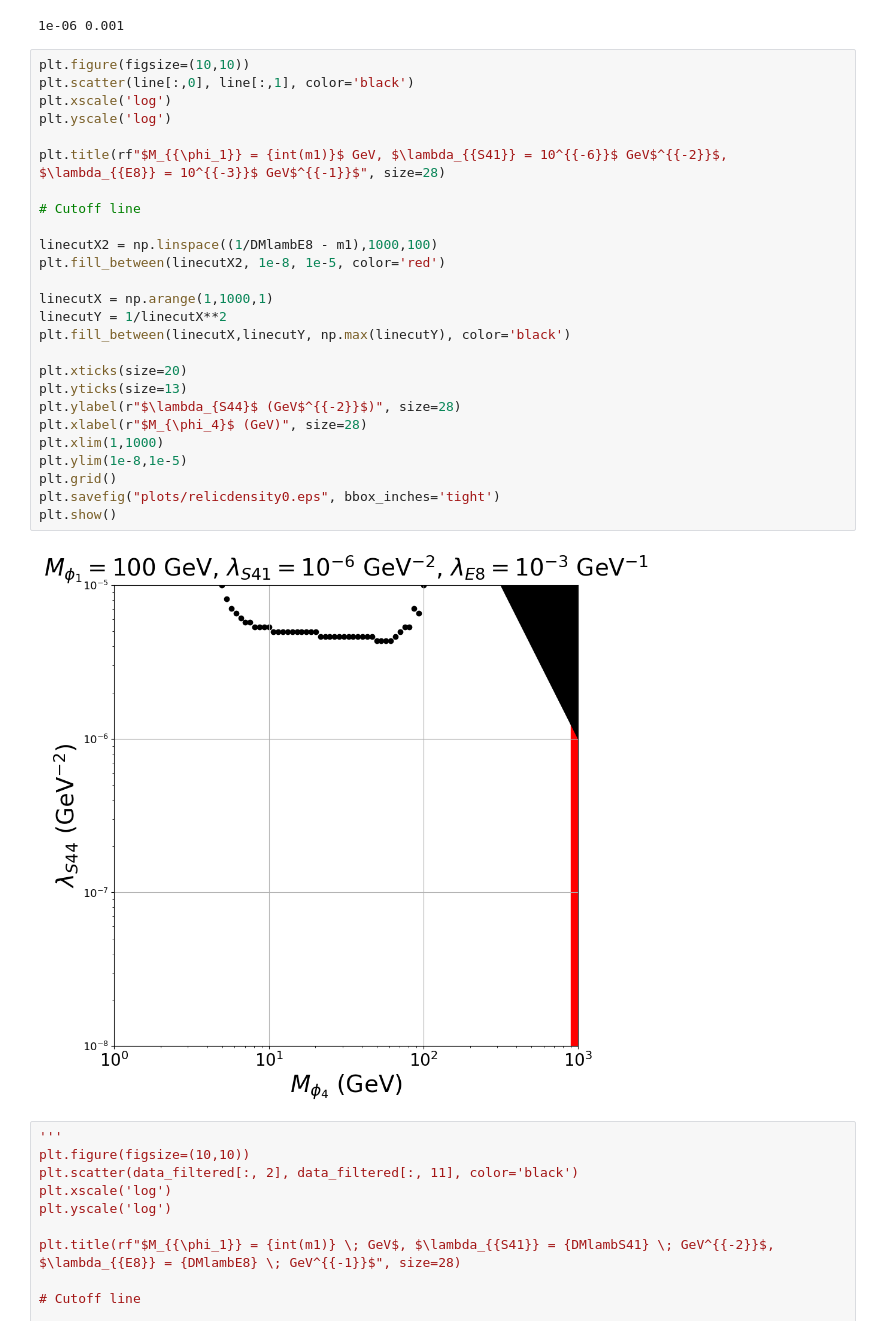
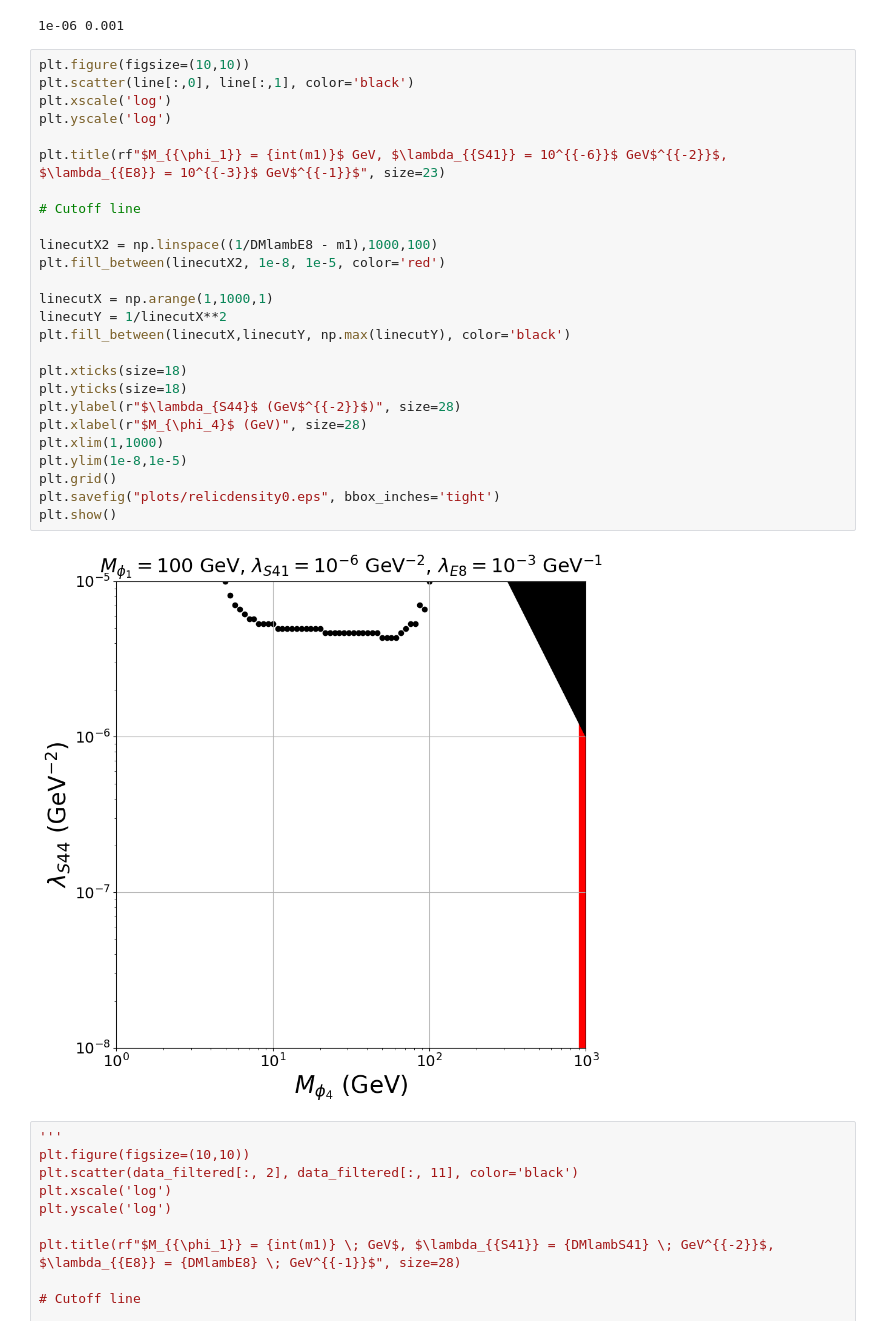
Before and after one commit to sgogoeg/tdg, a Jupyter notebook: Scripts/EFFZ8/LambE8Real/plots_and_analysis.ipynb, the cells around one changed output. Drawn from its saved outputs; the diff is of its cells as text.

```diff
--- a/Scripts/EFFZ8/LambE8Real/plots_and_analysis.ipynb
+++ b/Scripts/EFFZ8/LambE8Real/plots_and_analysis.ipynb
@@ -153,31 +153,31 @@ print(DMlambS41, DMlambE8)
 # %%
 plt.figure(figsize=(10,10))
 plt.scatter(line[:,0], line[:,1], color='black')
 plt.xscale('log')
 plt.yscale('log')
 
-plt.title(rf"$M_{{\phi_1}} = {int(m1)}$ GeV, $\lambda_{{S41}} = 10^{{-6}}$ GeV$^{{-2}}$, $\lambda_{{E8}} = 10^{{-3}}$ GeV$^{{-1}}$", size=28)
+plt.title(rf"$M_{{\phi_1}} = {int(m1)}$ GeV, $\lambda_{{S41}} = 10^{{-6}}$ GeV$^{{-2}}$, $\lambda_{{E8}} = 10^{{-3}}$ GeV$^{{-1}}$", size=23)
 
 # Cutoff line
 
 linecutX2 = np.linspace((1/DMlambE8 - m1),1000,100)
 plt.fill_between(linecutX2, 1e-8, 1e-5, color='red')
 
 linecutX = np.arange(1,1000,1)
 linecutY = 1/linecutX**2
 plt.fill_between(linecutX,linecutY, np.max(linecutY), color='black')
 
-plt.xticks(size=20)
-plt.yticks(size=13)
+plt.xticks(size=18)
+plt.yticks(size=18)
 plt.ylabel(r"$\lambda_{S44}$ (GeV$^{{-2}}$)", size=28)
 plt.xlabel(r"$M_{\phi_4}$ (GeV)", size=28)
 plt.xlim(1,1000)
 plt.ylim(1e-8,1e-5)
 plt.grid()
 plt.savefig("plots/relicdensity0.eps", bbox_inches='tight')
 plt.show()
 # %% [output]
-[figure, old version]
+[figure, new version]
 # %%
 '''
 plt.figure(figsize=(10,10))
```
Also changed, not shown: parts of 1 cell of this notebook, 47 other files.
